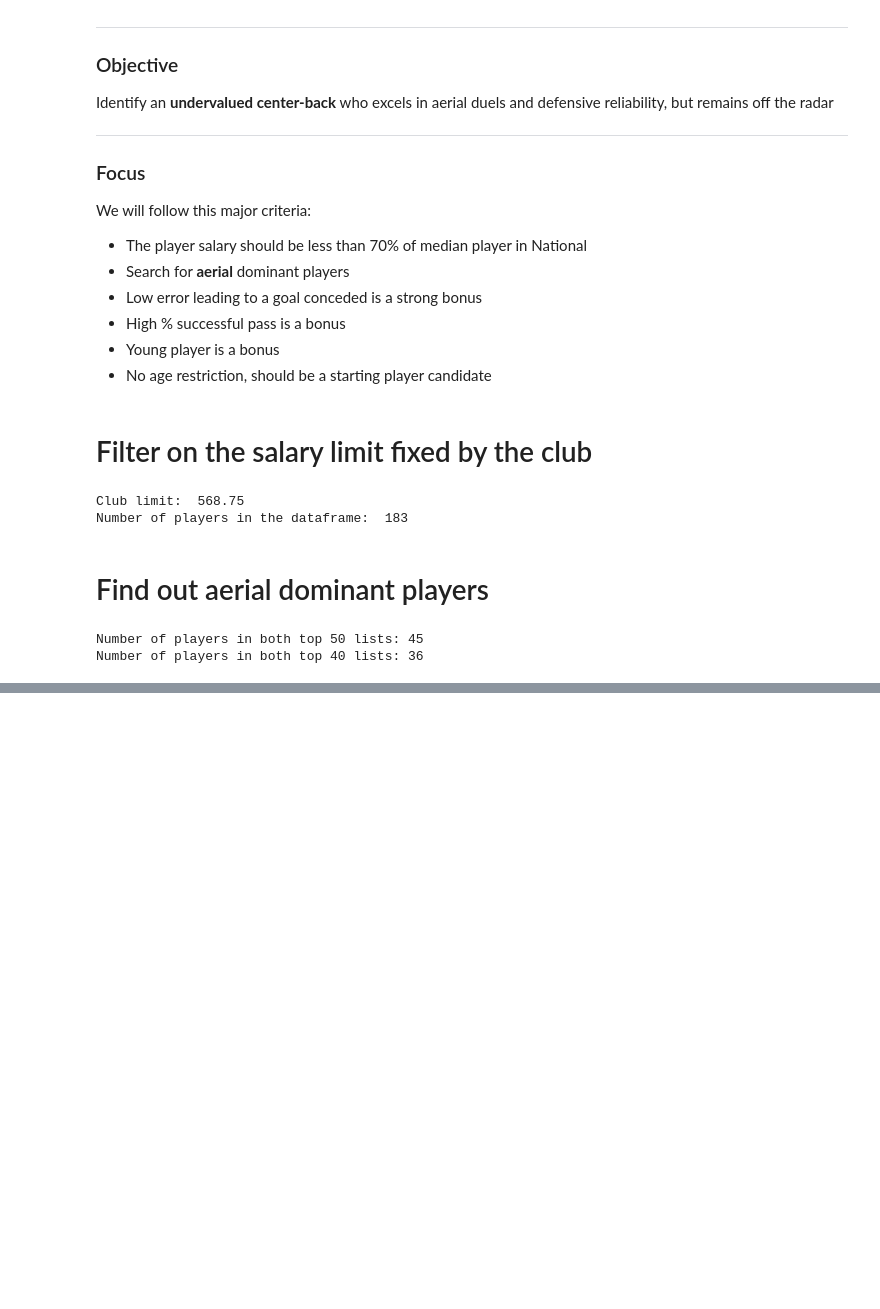
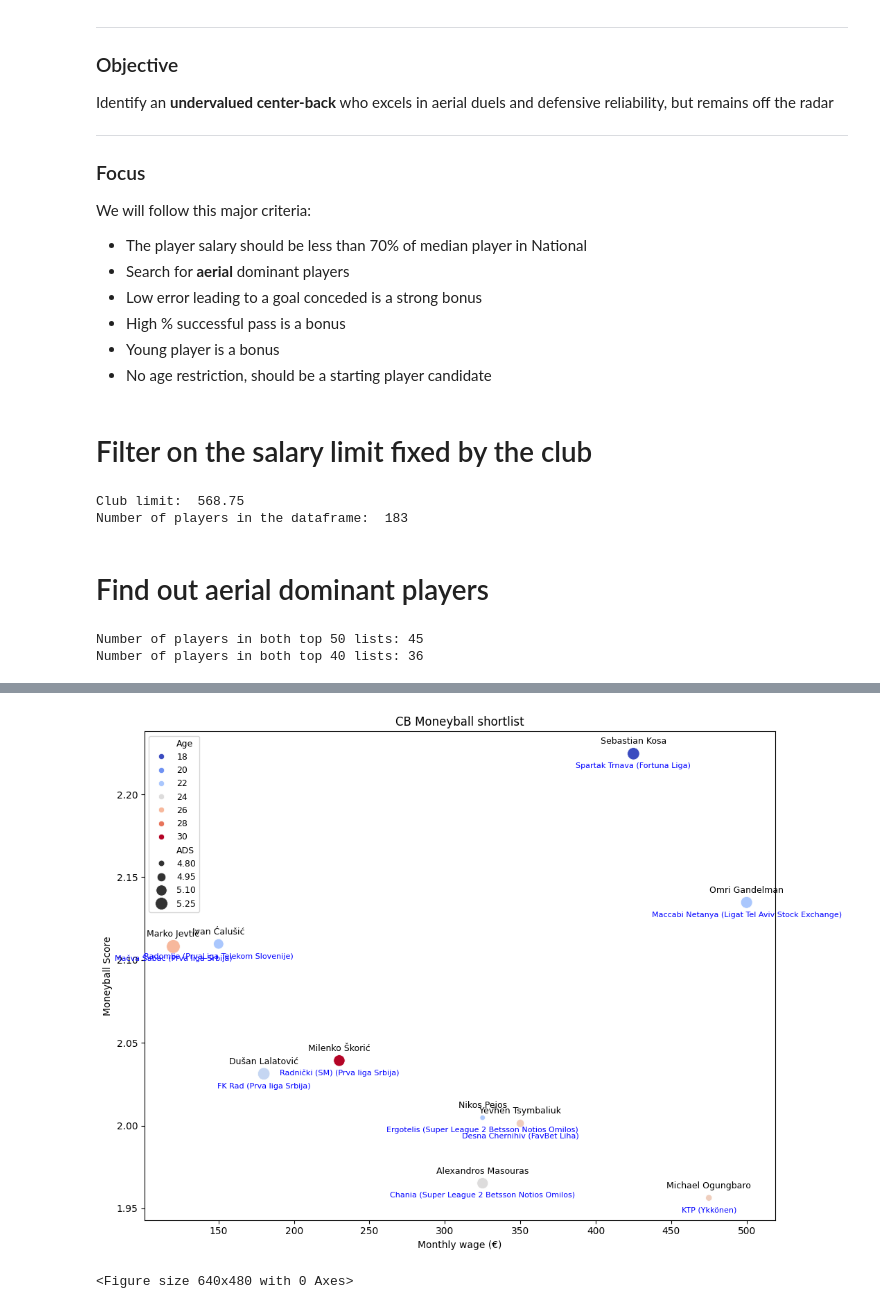
Before and after one commit to bbmt0/fm22_moneyball, a Jupyter notebook: notebooks/04_concrete_case.ipynb, the cells around one changed output, grey strips where cells are left out. Cells and saved outputs as stored; diff of their text form; code cells hidden in the pictures; blank space fills up the shorter version.

```diff
--- a/notebooks/04_concrete_case.ipynb
+++ b/notebooks/04_concrete_case.ipynb
@@ -85,0 +195,45 @@ Number of players in both top 40 lists: 36
+# %%
+plt.figure(figsize=(10, 8))
+sns.scatterplot(
+    x="Wage",
+    y="Moneyball Score" ,
+    hue="Age",
+    size="ADS",
+    sizes=(30, 200),
+    palette="coolwarm",
+    data=top10
+)
+plt.title("CB Moneyball shortlist")
+plt.xlabel("Monthly wage (€)")
+plt.ylabel("Moneyball Score")
+plt.legend(loc="upper left",fontsize=9)
+plt.tight_layout()
+for i in range(len(top10)):
+    player_name = top10.iloc[i]['Name']
+    player_club = top10.iloc[i]['Club']
+    player_division = top10.iloc[i]['Division']
+    moneyball_score = top10.iloc[i]['Moneyball Score']
+    wage = top10.iloc[i]['Wage']
+    plt.annotate(
+        player_name,
+        (wage, moneyball_score),
+        textcoords="offset points",
+        xytext=(0, 10),
+        ha='center',
+        fontsize=9,
+        color='black'
+    )
+    plt.annotate(
+        player_club + ' (' + player_division + ')',
+        (wage, moneyball_score),
+        textcoords="offset points",
+        xytext=(0, -15),
+        ha='center',
+        fontsize=8,
+        color='blue'
+    )
+plt.show()
+plt.savefig('../outputs/cb_moneyball_shortlist.png', dpi=300, bbox_inches='tight')
+# %% [output]
+[figure, added]
+<Figure size 640x480 with 0 Axes>
```
Also changed, not shown: parts of 5 cells of this notebook, 2 other files.
